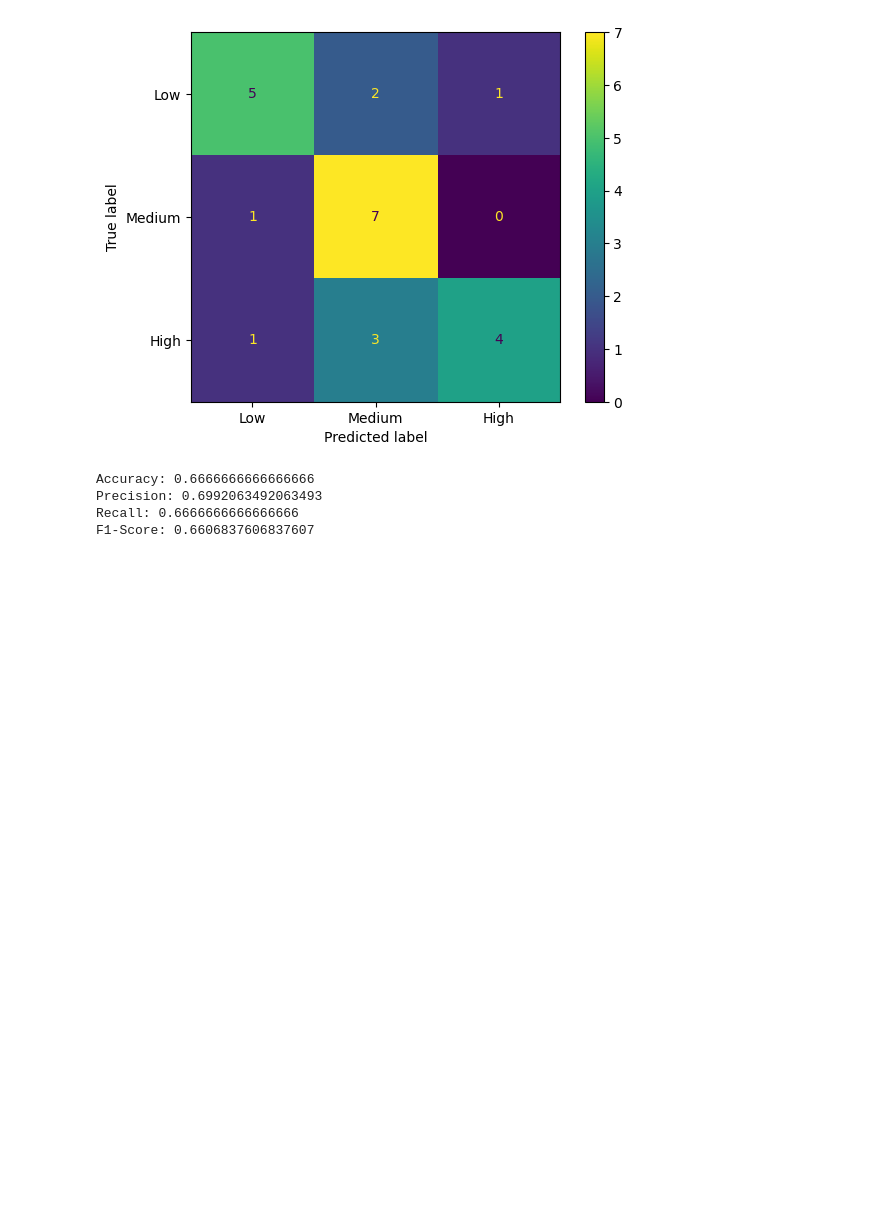
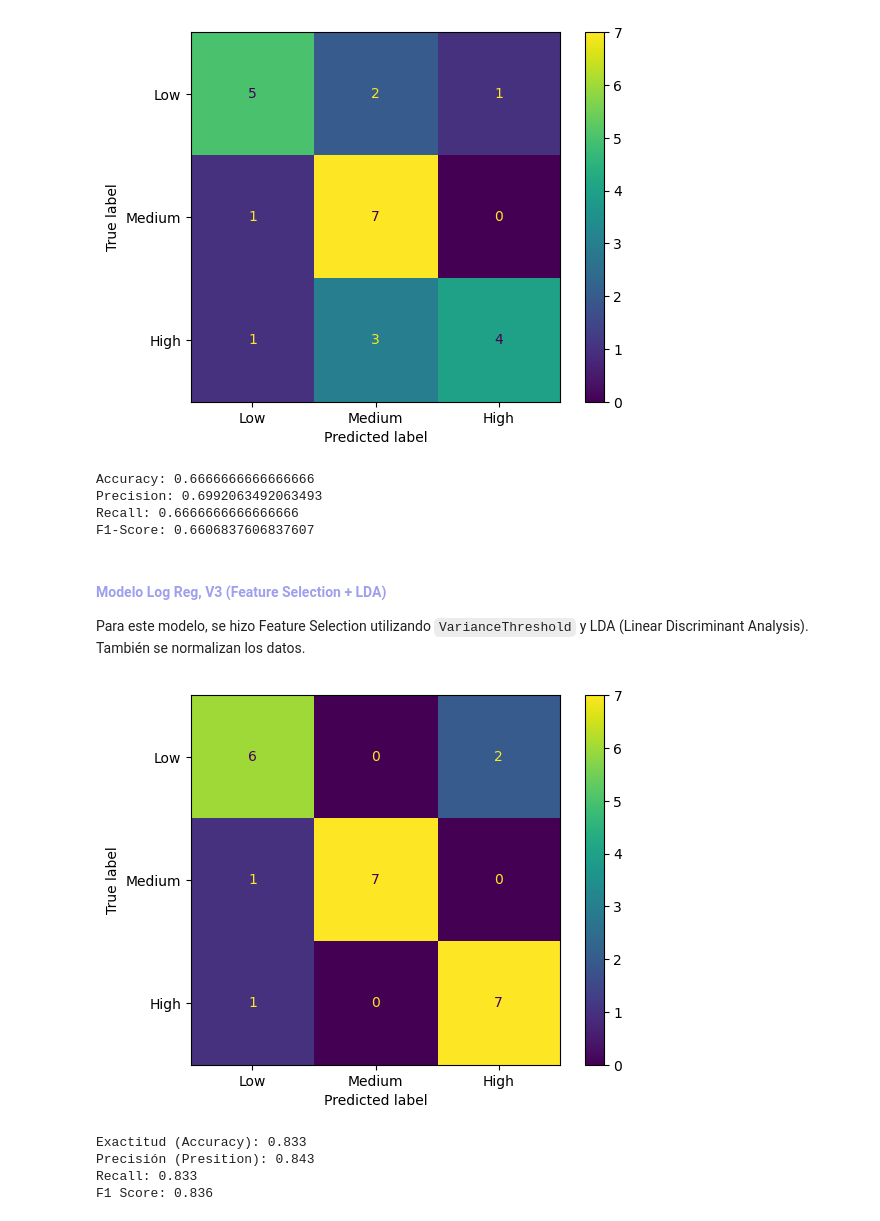
Before and after one commit to ch0fas/3erExamenEO, a Jupyter notebook: Examen3RegLogit.ipynb, the cells around one changed output. Drawn from its saved outputs; the diff is of its cells as text; code cells hidden in the pictures; blank space fills up the shorter version.

```diff
--- a/Examen3RegLogit.ipynb
+++ b/Examen3RegLogit.ipynb
@@ -239,3 +237,38 @@ Accuracy: 0.6666666666666666
 Precision: 0.6992063492063493
 Recall: 0.6666666666666666
 F1-Score: 0.6606837606837607
+# %% [markdown]
+#### <font color= #9F9FED> **Modelo Log Reg, V3 (Feature Selection + LDA)** </font>
+
+Para este modelo, se hizo Feature Selection utilizando `VarianceThreshold` y LDA (Linear Discriminant Analysis). También se normalizan los datos.
+# %%
+pipe_v3 = Pipeline(steps=[
+    ('feature_selection', VarianceThreshold()),
+    ('normalizer', Normalizer()),
+    ('dim_reduction', LinearDiscriminantAnalysis())
+])
+
+X_train_logregv3 = pipe_v3.fit_transform(X_train, Y_train)
+X_test_logregv3 = pipe_v3.transform(X_test)
+# %%
+logregv3 = LogisticRegression(C=0.1, solver='newton-cg', penalty='l2')
+logregv3.fit(X_train_logregv3, Y_train)
+y_pred_v3 = logregv3.predict(X_test_logregv3)
+# %%
+cmv3 = confusion_matrix(Y_test, y_pred_v3)
+cmv3_display = ConfusionMatrixDisplay(cmv3, display_labels=['Low', 'Medium', 'High'])
+cmv3_display.plot()
+plt.show()
+# %% [output]
+[figure, added]
+# %%
+#Métricas Performace, V3
+print(f"Exactitud (Accuracy): {accuracy_score(Y_test, y_pred_v3):.3f}")
+print(f"Precisión (Presition): {precision_score(Y_test, y_pred_v3, average='weighted'):.3f}")
+print(f"Recall: {recall_score(Y_test, y_pred_v3, average='weighted'):.3f}")
+print(f"F1 Score: {f1_score(Y_test, y_pred_v3, average='weighted'):.3f}")
+# %% [output]
+Exactitud (Accuracy): 0.833
+Precisión (Presition): 0.843
+Recall: 0.833
+F1 Score: 0.836
```
Also changed, not shown: parts of 5 cells of this notebook, 1 other file.
